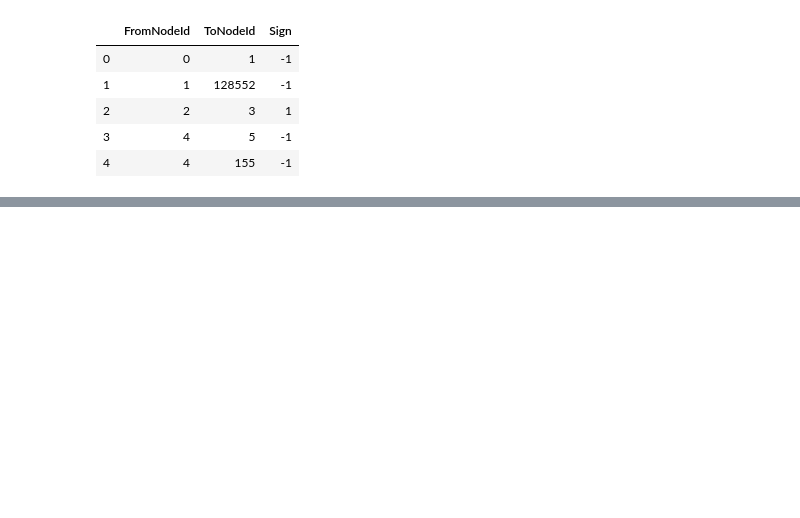
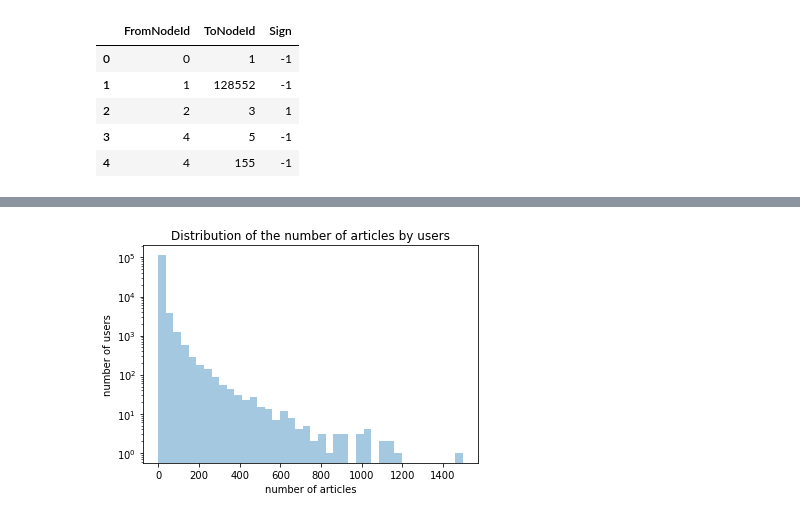
Before and after one commit to epfl-ada/ada-2020-project-milestone-p3-p3_adagio, a Jupyter notebook: preprocessing.ipynb, the cells around one changed output, grey strips where cells are left out. Cells and saved outputs as stored; diff of their text form; code cells hidden in the pictures; blank space fills up the shorter version.

```diff
--- a/preprocessing.ipynb
+++ b/preprocessing.ipynb
@@ -120,0 +270,7 @@ user_ratings.to_pickle('data/preprocessed.pkl')
+# %%
+ax = sns.distplot(members['nbr_articles'], bins=40, kde=False);
+ax.set_yscale('log')
+ax.set(title='Distribution of the number of articles by users', xlabel='number of articles', ylabel='number of users')
+plt.show()
+# %% [output]
+[figure, added]
```
Also changed, not shown: parts of 68 cells of this notebook.
